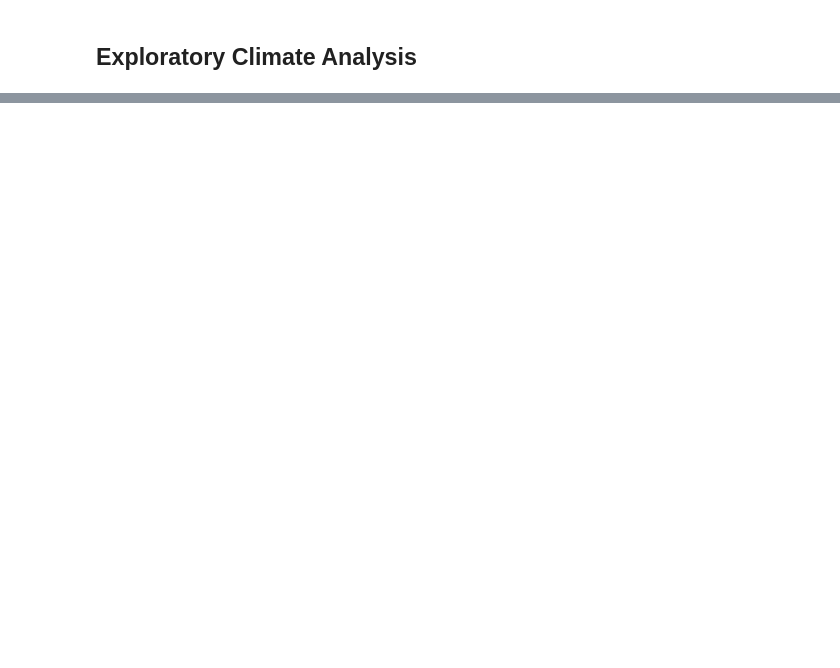
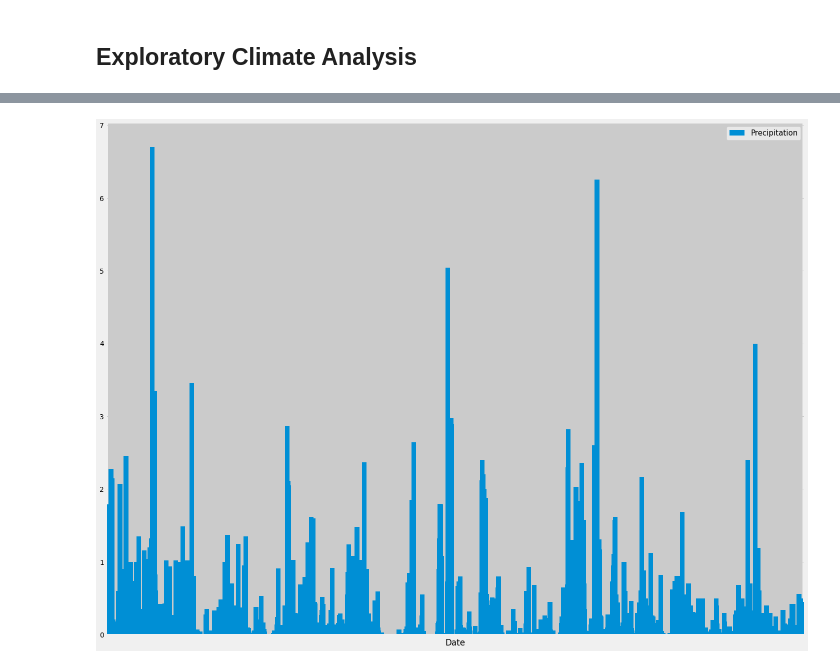
Before and after one commit to kcomalley14/sqlalchemy-challenge, a Jupyter notebook: climateanalysis.ipynb, the cells around one changed output, grey strips where cells are left out. Cells and saved outputs as stored; diff of their text form; code cells hidden in the pictures; blank space fills up the shorter version.

```diff
--- a/climateanalysis.ipynb
+++ b/climateanalysis.ipynb
@@ -44,3 +95,14 @@ engine = create_engine("sqlite:///Resources/hawaii.sqlite")
+# %%
+# Use Pandas Plotting with Matplotlib to plot the data
+fig = query_df.plot(kind='bar', figsize=(20,15), width=15)
+fig.set_xlabel("Date")
+fig.set_xticklabels([])
+fig.set_ylabel("Inches")
+plt.legend(['Precipitation'], fontsize=15)
+plt.tight_layout()
+plt.show()
+# %% [output]
+[figure, added]
 # %%
 # Use Pandas to calcualte the summary statistics for the precipitation data
 # %%
```
Also changed, not shown: parts of 9 cells of this notebook, 1 other file.
